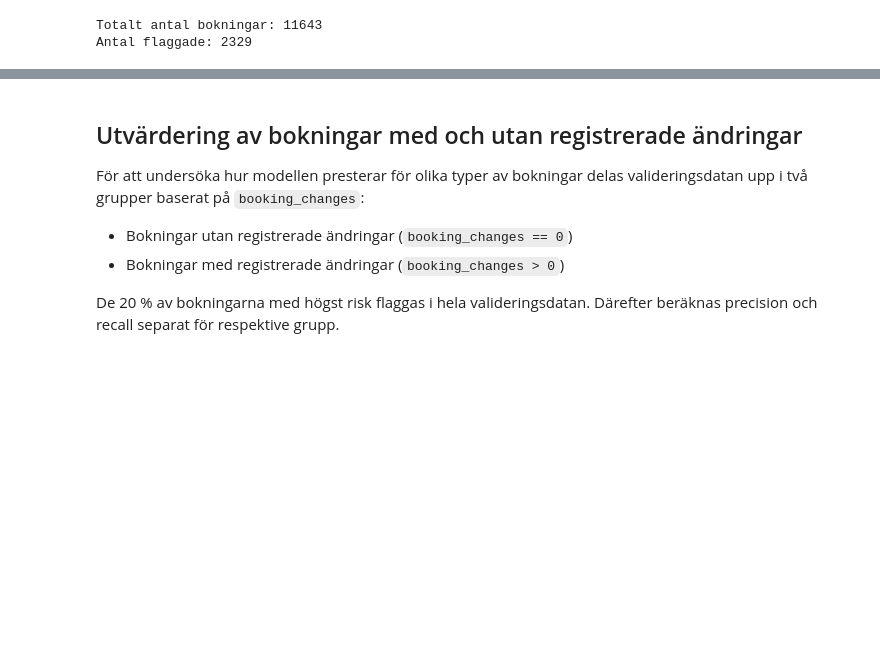
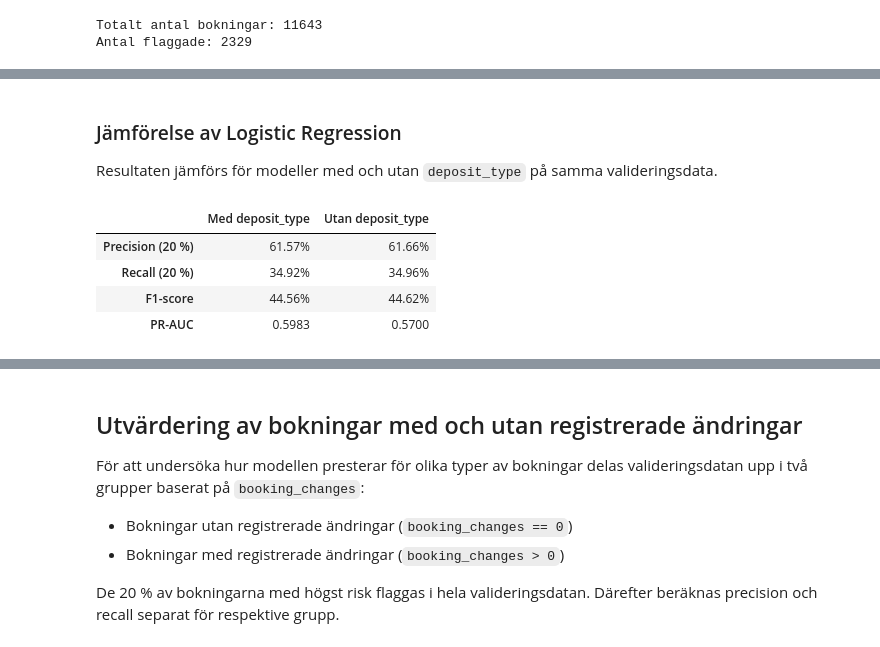
Before and after one commit to Shara-Hysen/data-science-group-project, a Jupyter notebook: notebooks/04_logistic_regression_demo.ipynb, the cells around one changed output, grey strips where cells are left out. Cells and saved outputs as stored; diff of their text form; code cells hidden in the pictures; blank space fills up the shorter version.

```diff
--- a/notebooks/04_logistic_regression_demo.ipynb
+++ b/notebooks/04_logistic_regression_demo.ipynb
@@ -164,0 +276,18 @@ F1_score: 44.56%
+# %%
+# Utvärdera Logistic Regression utan deposit_type.
+results_without_deposit = evaluate_top_share(
+    y_true=y_val_without_deposit,
+    scores=probabilities_without_deposit,
+    share=0.20
+)
+
+# Visa antal bokningar och korrekt flaggade avbokningar.
+print("Totalt antal bokningar:", results_without_deposit["antal_bokningar"])
+print("Antal flaggade:", results_without_deposit["antal_flaggade"])
+print("Korrekt flaggade:", results_without_deposit["korrekt_flaggade"])
+
+# Visa utvärderingsmåtten.
+for metric in ["precision", "recall", "f1_score"]:
+    print(f"{metric.capitalize()}: {results_without_deposit[metric]:.2%}")
+
+print(f"PR-AUC: {results_without_deposit['pr_auc']:.4f}")
@@ -164,0 +302,40 @@ F1_score: 44.56%
+# %% [markdown]
+### Jämförelse av Logistic Regression
+
+Resultaten jämförs för modeller med och utan `deposit_type` på samma valideringsdata.
+# %%
+import pandas as pd
+
+comparison = pd.DataFrame({
+    "Med deposit_type": results_with_deposit,
+    "Utan deposit_type": results_without_deposit
+})
+
+# Välj ut utvärderingsmåtten.
+comparison = comparison.loc[
+    ["precision", "recall", "f1_score", "pr_auc"]
+]
+
+# Tydligare namn och formatering.
+comparison.index = [
+    "Precision (20 %)",
+    "Recall (20 %)",
+    "F1-score",
+    "PR-AUC"
+]
+
+# Formatera de tre första raderna som procent och PR-AUC som decimaltal.
+display(
+    comparison.style.format(
+        lambda value: f"{value:.2%}"
+    ).format(
+        "{:.4f}",
+        subset=(["PR-AUC"], slice(None))
+    )
+)
+# %% [output]
+|  | Med deposit_type | Utan deposit_type |
+| Precision (20 %) | 61.57% | 61.66% |
+| Recall (20 %) | 34.92% | 34.96% |
+| F1-score | 44.56% | 44.62% |
+| PR-AUC | 0.5983 | 0.5700 |
```
Also changed, not shown: parts of 29 cells of this notebook, 2 other files.
